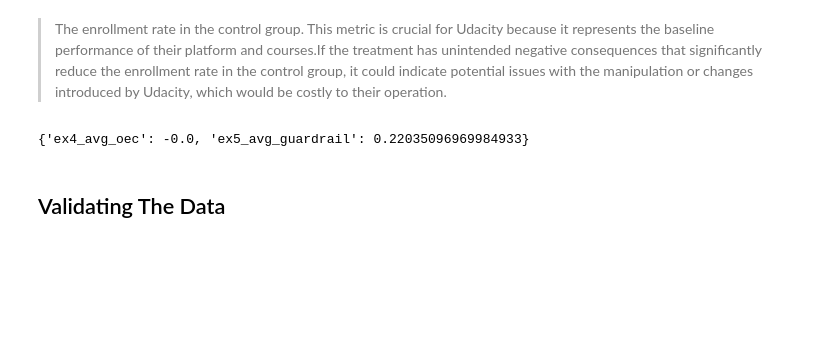
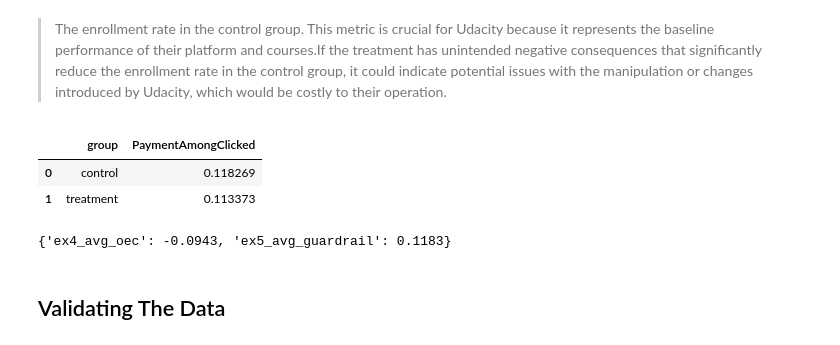
Before and after one commit to halfmoonliu/abtest_udacity, a Jupyter notebook: exercise_abtesting.ipynb, the cells around one changed output. Cells and saved outputs as stored; diff of their text form; code cells hidden in the pictures; blank space fills up the shorter version.

```diff
--- a/exercise_abtesting.ipynb
+++ b/exercise_abtesting.ipynb
@@ -217,14 +200,21 @@ Note that while this isn't how Kohavi, Tang, and Xu use the term "guardrail metr
 Again, please normalize by `Clicks`. Store the average value of this guardrail metric as `ex5_avg_guardrail` and **round your answer to 4 decimal places.**
 # %% [markdown]
 > The enrollment rate in the control group. This metric is crucial for Udacity because it represents the baseline performance of their platform and courses.If the treatment has unintended negative consequences that significantly reduce the enrollment rate in the control group, it could indicate potential issues with the manipulation or changes introduced by Udacity, which would be costly to their operation.
-# %%
-control_group = Dataset[Dataset["group"] == "control"]
-avg_guardrail_metric = control_group["Enrollment Rate"].mean()
-ex5_avg_guardrail = avg_guardrail_metric
-results["ex5_avg_guardrail"] = ex5_avg_guardrail
-results
-# %% [output]
-{'ex4_avg_oec': -0.0, 'ex5_avg_guardrail': 0.22035096969984933}
+# %%
+Dataset["PaymentAmongClicked"] = Dataset["Payments"] / Dataset["Clicks"]
+
+guard_group = Dataset.groupby(["group"], as_index=False)["PaymentAmongClicked"].mean()
+guard_group
+# %% [output]
+|  | group | PaymentAmongClicked |
+| 0 | control | 0.118269 |
+| 1 | treatment | 0.113373 |
+# %%
+ex5_avg_guardrail = guard_group.loc[0]["PaymentAmongClicked"]
+results["ex5_avg_guardrail"] = round(ex5_avg_guardrail, 4)
+results
+# %% [output]
+{'ex4_avg_oec': -0.0943, 'ex5_avg_guardrail': 0.1183}
 # %% [markdown]
 ## Validating The Data
 # %% [markdown]
```
Also changed, not shown: parts of 23 cells of this notebook, 1 other file.
